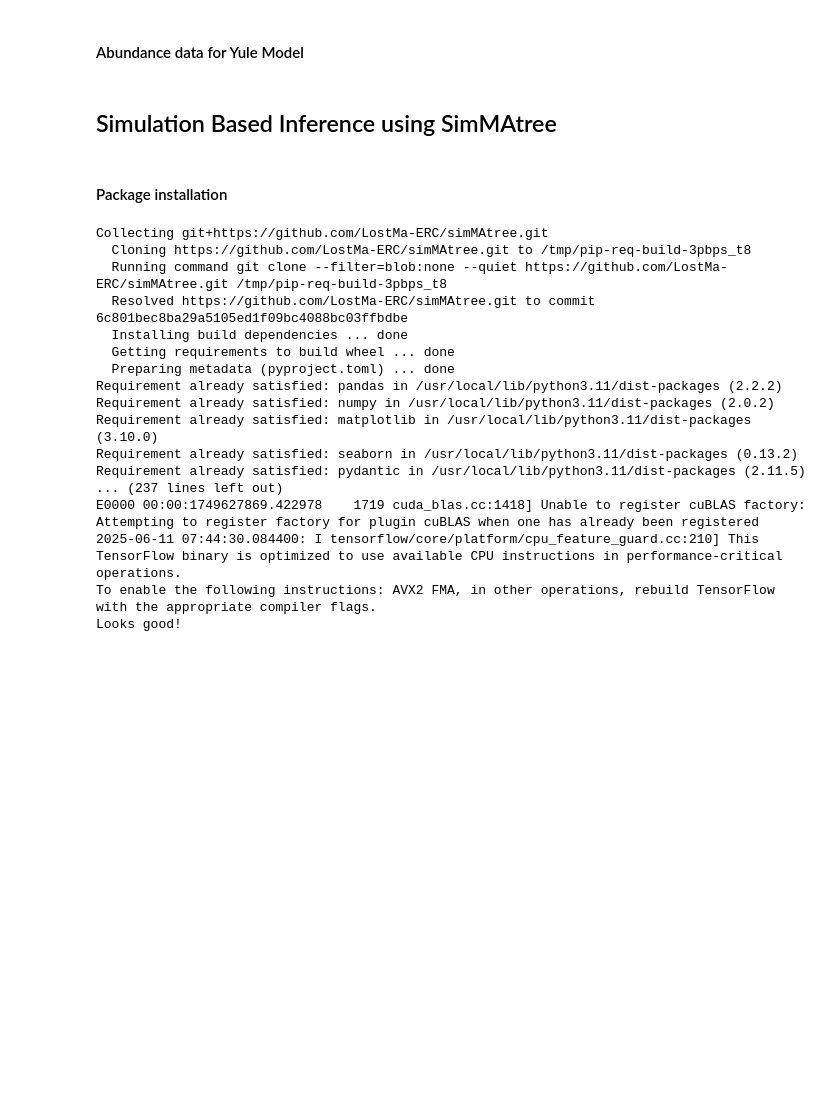
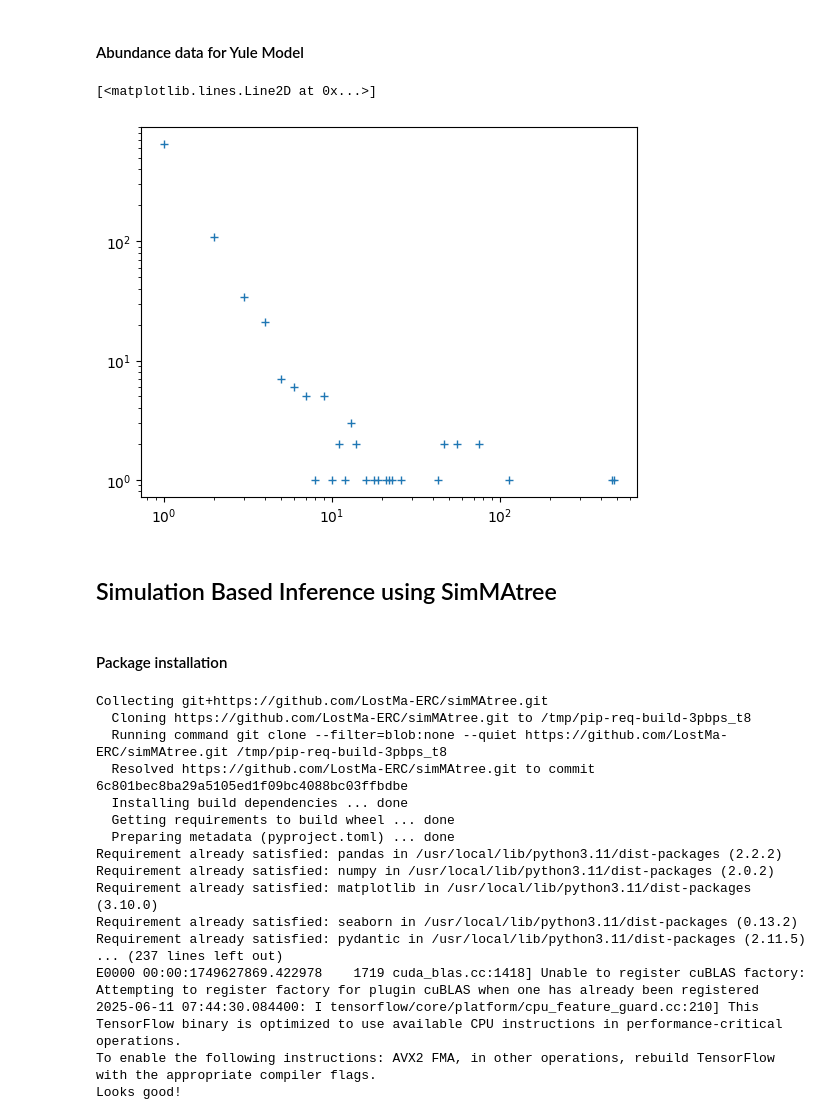
Before and after one commit to LostMa-ERC/simMAtree_workshop, a Jupyter notebook: main.ipynb, the cells around one changed output. Cells and saved outputs as stored; diff of their text form; code cells hidden in the pictures; blank space fills up the shorter version.

```diff
--- a/main.ipynb
+++ b/main.ipynb
@@ -266,6 +275,15 @@ else:
 [drawing not drawn]
 # %% [markdown]
 #### Abundance data for Yule Model
+# %%
+witnesses = u.generate_yule_pop(1*10**(-2), 12*10**(-3), 10**(-3), 3.3*10**(-3), 1000, 1000, 2)
+# %%
+x = Counter(witnesses).keys()
+y = Counter(witnesses).values()
+plt.loglog(x,y,'+')
+# %% [output]
+[<matplotlib.lines.Line2D at 0x...>]
+[figure, added]
 # %% [markdown]
 ## Simulation Based Inference using SimMAtree
 # %% [markdown]
```
Also changed, not shown: parts of 2 cells of this notebook.
